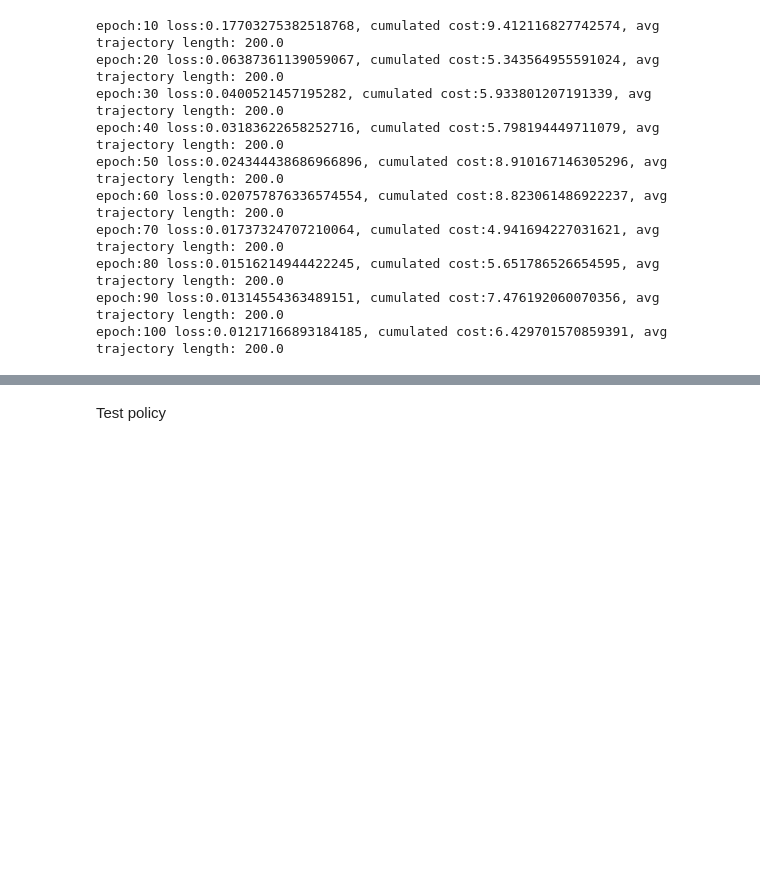
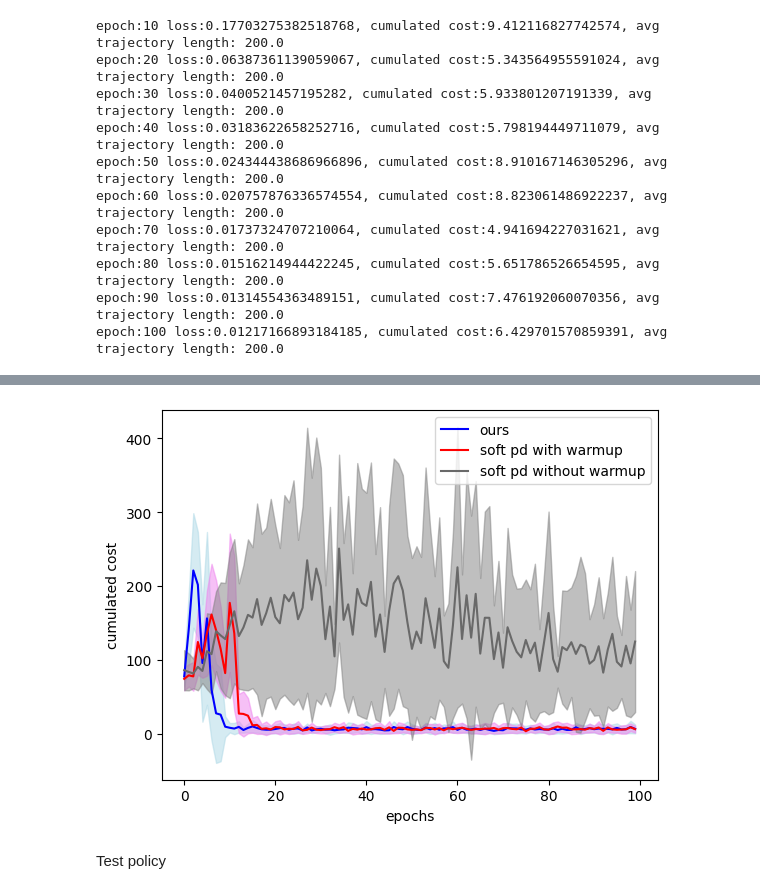
Before and after one commit to HaoxiangYou/Q_Learning_with_HJB, a Jupyter notebook: examples/cartpole_balancing.ipynb, the cells around one changed output, grey strips where cells are left out. Saved outputs shown, nothing was run; the diff lists cells and outputs as text; code cells hidden in the pictures; blank space fills up the shorter version.

Commit message:
add soft pd without warmup to cartpole example

```diff
--- a/examples/cartpole_balancing.ipynb
+++ b/examples/cartpole_balancing.ipynb
@@ -367,3 +391,29 @@ plt.show()
+# %%
+plt.figure()
+
+plt.plot(pd_cumulated_cost_during_learning_mean, color="blue", label="ours")
+plt.fill_between(range(len(pd_cumulated_cost_during_learning_mean)),
+                 pd_cumulated_cost_during_learning_mean+pd_cumulated_cost_during_learning_std,
+                 pd_cumulated_cost_during_learning_mean-pd_cumulated_cost_during_learning_std, color="lightblue", alpha=0.5)
+
+plt.plot(soft_pd_cumulated_cost_during_learning_mean, color="red", label="soft pd with warmup")
+plt.fill_between(range(len(soft_pd_cumulated_cost_during_learning_mean)),
+                soft_pd_cumulated_cost_during_learning_mean+soft_pd_cumulated_cost_during_learning_std,
+                soft_pd_cumulated_cost_during_learning_mean - soft_pd_cumulated_cost_during_learning_std,
+                color="violet", alpha=0.5)
+
+plt.plot(soft_pd_without_warmup_cumulated_cost_during_learning_mean, color="dimgray", label="soft pd without warmup")
+plt.fill_between(range(len(soft_pd_cumulated_cost_during_learning_mean)),
+                soft_pd_without_warmup_cumulated_cost_during_learning_mean + soft_pd_without_warmup_cumulated_cost_during_learning_std,
+                soft_pd_without_warmup_cumulated_cost_during_learning_mean - soft_pd_without_warmup_cumulated_cost_during_learning_std,
+                color="gray", alpha=0.5)
+
+plt.legend()
+plt.xlabel("epochs")
+plt.ylabel("cumulated cost")
+plt.show()
+# %% [output]
+[figure, added]
 # %% [markdown]
 Test policy
 # %%
```
Also changed, not shown: parts of 5 cells of this notebook.
